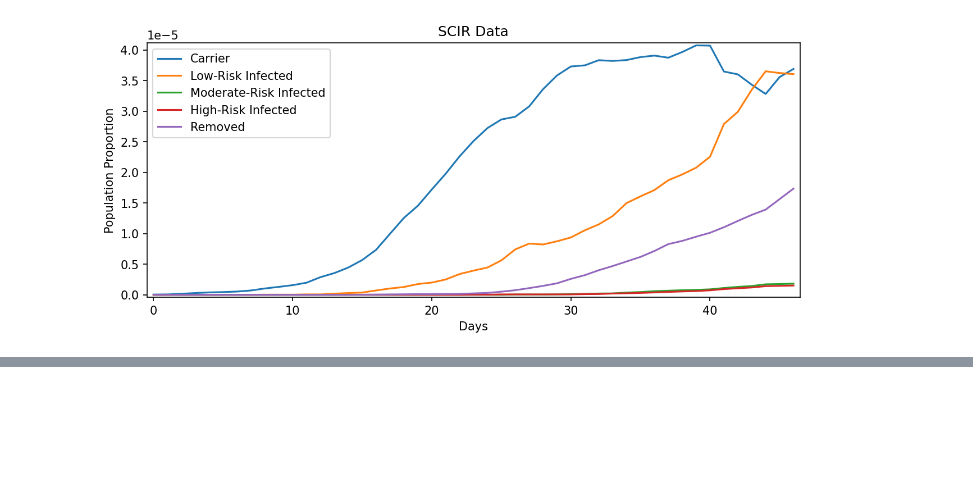
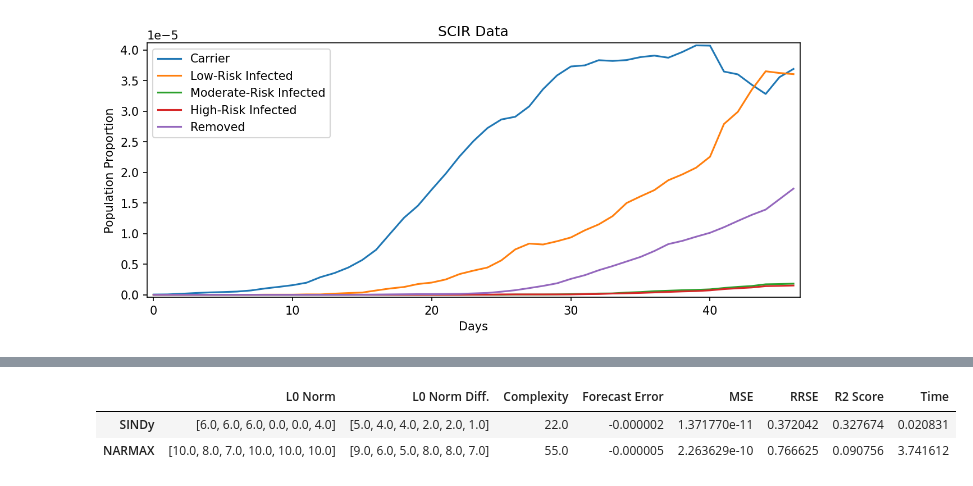
Before and after one commit to DavidContrerasFranco/Data-Driven-Dynamics-Understanding, a Jupyter notebook: Notebooks/scir.ipynb, the cells around one changed output, grey strips where cells are left out. Saved outputs shown, nothing was run; the diff lists cells and outputs as text; code cells hidden in the pictures; blank space fills up the shorter version.

```diff
--- a/Notebooks/scir.ipynb
+++ b/Notebooks/scir.ipynb
@@ -140,0 +155,7 @@ print(end='')
+# %%
+# Metrics DataFrame
+get_metrics_df(x_test[:,1:], [1, 2, 2, 2, 2, 3], sindy_model, narmax_model, sindy_sim[:,1:], narmax_sim[:,1:], sindy_time, narmax_time)
+# %% [output]
+|  | L0 Norm | L0 Norm Diff. | Complexity | Forecast Error | MSE | RRSE | R2 Score | Time |
+| SINDy | [6.0, 6.0, 6.0, 0.0, 0.0, 4.0] | [5.0, 4.0, 4.0, 2.0, 2.0, 1.0] | 22.0 | -0.000002 | 1.371770e-11 | 0.372042 | 0.327674 | 0.020831 |
+| NARMAX | [10.0, 8.0, 7.0, 10.0, 10.0, 10.0] | [9.0, 6.0, 5.0, 8.0, 8.0, 7.0] | 55.0 | -0.000005 | 2.263629e-10 | 0.766625 | 0.090756 | 3.741612 |
```
Also changed, not shown: parts of 6 cells of this notebook, 5 other files.
